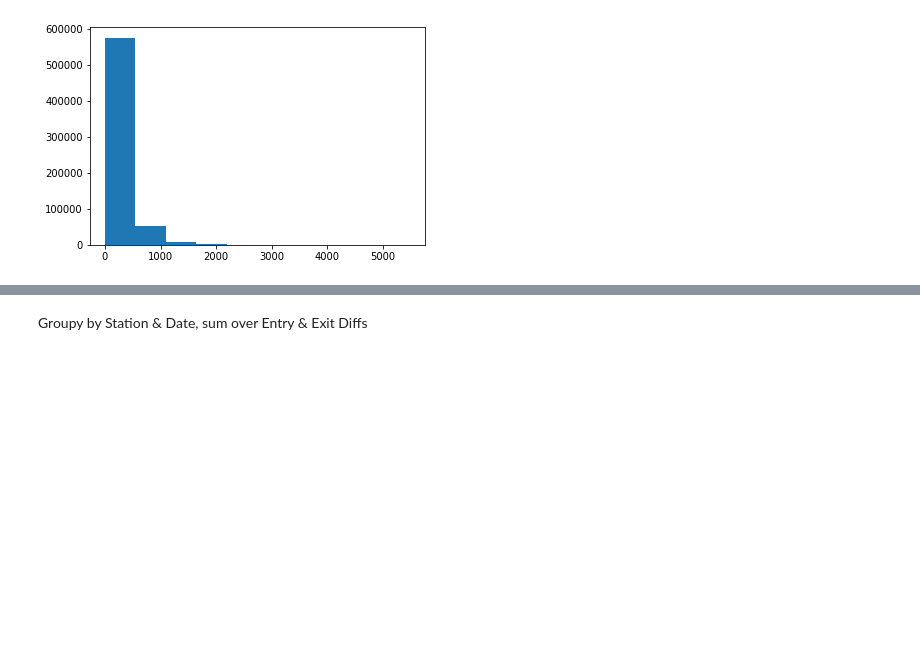
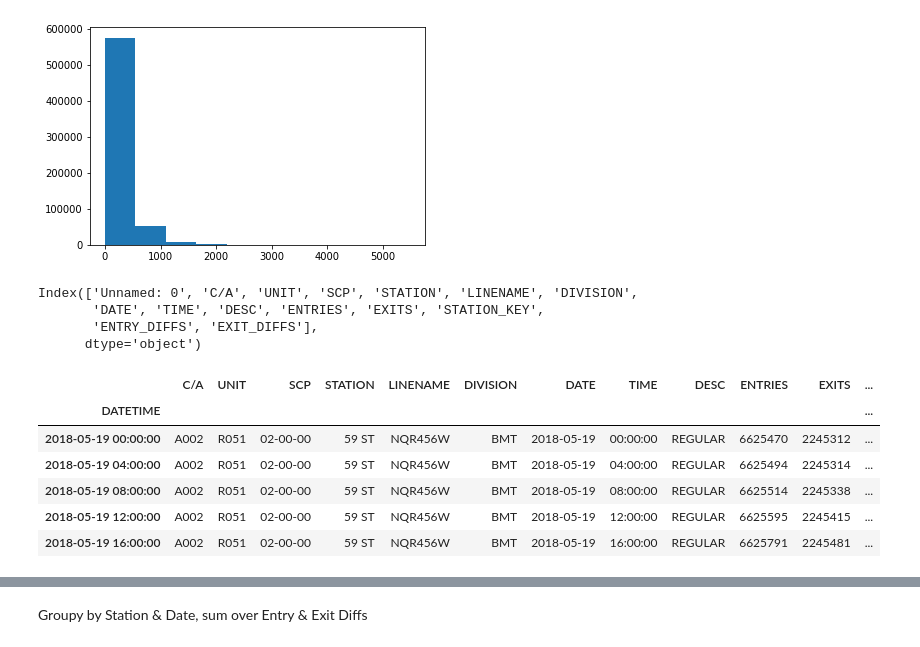
Before and after one commit to luketibbott/benson, a Jupyter notebook: benson_EDA-KF.ipynb, the cells around one changed output, grey strips where cells are left out. Drawn from its saved outputs; the diff is of its cells as text; code cells hidden in the pictures; blank space fills up the shorter version.

```diff
--- a/benson_EDA-KF.ipynb
+++ b/benson_EDA-KF.ipynb
@@ -47,3 +47,24 @@ plt.hist(df['EXIT_DIFFS'].dropna());
 plt.hist(df['ENTRY_DIFFS'].dropna());
 # %% [output]
 [figure]
+# %%
+df.set_index('DATETIME', inplace=True)
+# %%
+df.columns
+# %% [output]
+Index(['Unnamed: 0', 'C/A', 'UNIT', 'SCP', 'STATION', 'LINENAME', 'DIVISION',
+       'DATE', 'TIME', 'DESC', 'ENTRIES', 'EXITS', 'STATION_KEY',
+       'ENTRY_DIFFS', 'EXIT_DIFFS'],
+      dtype='object')
+# %%
+df.drop(['Unnamed: 0'], axis=1, inplace=True)
+# %%
+df.head()
+# %% [output]
+|  | C/A | UNIT | SCP | STATION | LINENAME | DIVISION | DATE | TIME | DESC | ENTRIES | EXITS | ... |
+| DATETIME |  |  |  |  |  |  |  |  |  |  |  | ... |
+| 2018-05-19 00:00:00 | A002 | R051 | 02-00-00 | 59 ST | NQR456W | BMT | 2018-05-19 | 00:00:00 | REGULAR | 6625470 | 2245312 | ... |
+| 2018-05-19 04:00:00 | A002 | R051 | 02-00-00 | 59 ST | NQR456W | BMT | 2018-05-19 | 04:00:00 | REGULAR | 6625494 | 2245314 | ... |
+| 2018-05-19 08:00:00 | A002 | R051 | 02-00-00 | 59 ST | NQR456W | BMT | 2018-05-19 | 08:00:00 | REGULAR | 6625514 | 2245338 | ... |
+| 2018-05-19 12:00:00 | A002 | R051 | 02-00-00 | 59 ST | NQR456W | BMT | 2018-05-19 | 12:00:00 | REGULAR | 6625595 | 2245415 | ... |
+| 2018-05-19 16:00:00 | A002 | R051 | 02-00-00 | 59 ST | NQR456W | BMT | 2018-05-19 | 16:00:00 | REGULAR | 6625791 | 2245481 | ... |
```
Also changed, not shown: parts of 57 cells of this notebook, 1 other file.
